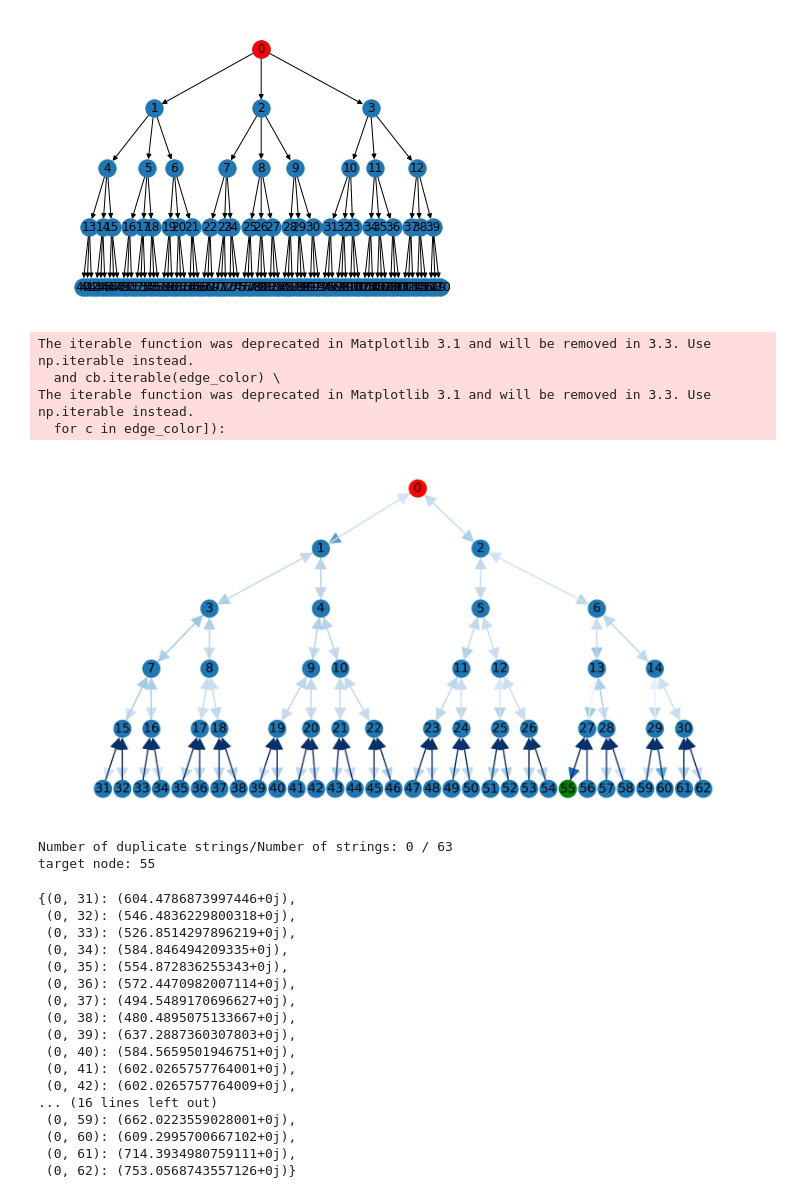
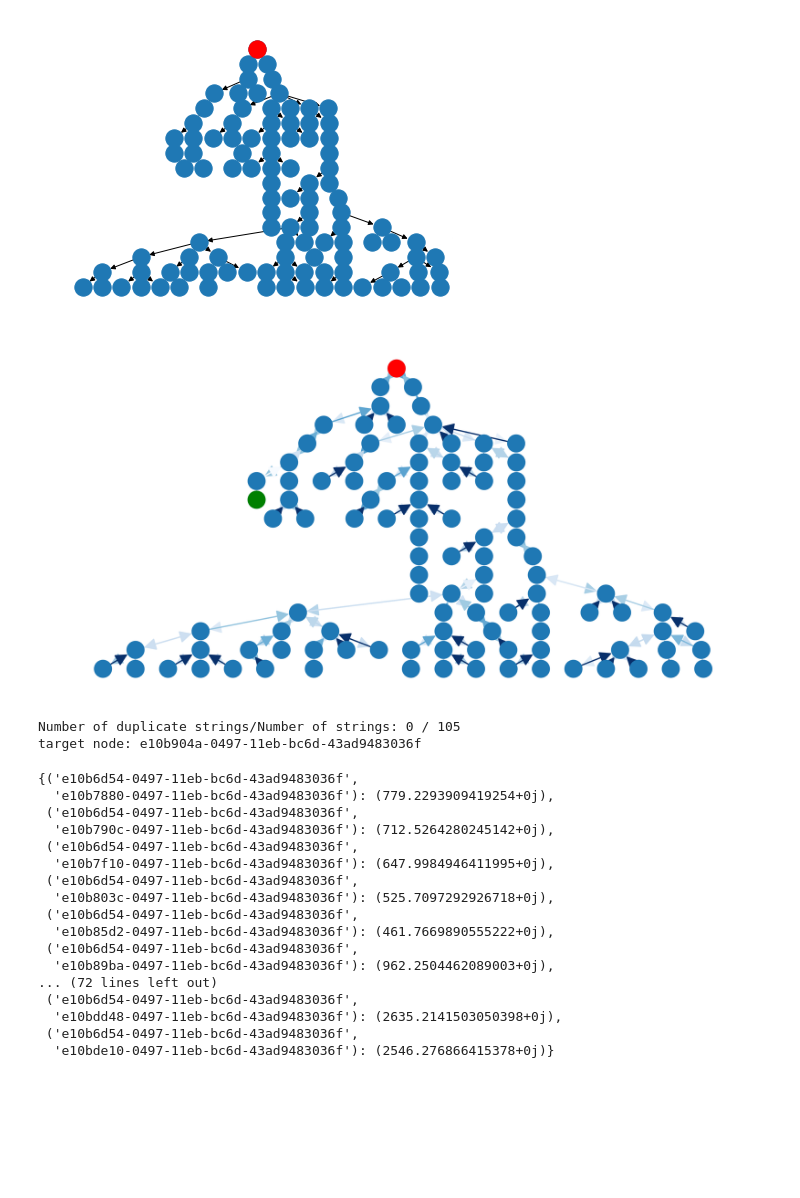
Before and after one commit to YPFoerster/pattern_walker, a Jupyter notebook: demonstrator.ipynb, the cells around one changed output. Drawn from its saved outputs; the diff is of its cells as text; code cells hidden in the pictures; blank space fills up the shorter version.

Commit message:
Using and plotting

```diff
--- a/demonstrator.ipynb
+++ b/demonstrator.ipynb
@@ -13,17 +13,19 @@ font = {'family' : 'normal',
 
 mpl.rc('font', **font)
 # %%
+np.random.seed(0)
 #Create a regular tree with set offspring factor and height above the root, with edges directed away from root.
-offspring_factor=3
-height=4
-H,root=utils.balanced_directed_tree(offspring_factor, height)
+offspring_factor=2
+height=3
+#H,root=utils.balanced_directed_tree(offspring_factor, height)
+H,root=utils.poisson_ditree(1.2)
 pos=graphviz_layout(H,prog='dot')
 nx.draw(H,pos)
-nx.draw_networkx_labels(H,pos)
+#nx.draw_networkx_labels(H,pos)
 nx.draw_networkx_nodes(H,pos,nodelist=[root],node_color='r',labels=True)
 plt.show()
 # %% [output]
-[figure, old version]
+[figure, new version]
 # %%
 #In case we want to look at metrics other than Hamming
 def metric(*args):
@@ -44,43 +46,39 @@ G.set_weights()
 (edges,weights) = zip(*nx.get_edge_attributes(G,'weight').items())
 plt.figure(figsize=(40,20))
 nx.draw(G, pos, edgelist=edges, edge_color=weights, node_size=5000,arrowsize=100,width=5.0, edge_cmap=plt.cm.Blues)
-nx.draw_networkx_labels(H,pos,font_size=50)
+#nx.draw_networkx_labels(H,pos,font_size=50)
 nx.draw_networkx_nodes(G,pos,nodelist=[root],node_color='r',node_size=5000.)
 #Mark target node in green.
 nx.draw_networkx_nodes(G,pos,nodelist=[G.target_node],node_color='g',node_size=5000)
 plt.savefig('./outputs/demonstrations/tree.png')
 plt.show()
 # %% [output]
-The iterable function was deprecated in Matplotlib 3.1 and will be removed in 3.3. Use np.iterable instead.
-  and cb.iterable(edge_color) \
-The iterable function was deprecated in Matplotlib 3.1 and will be removed in 3.3. Use np.iterable instead.
-  for c in edge_color]):
-[figure, old version]
+[figure, new version]
 # %%
 print('Number of duplicate strings/Number of strings:', G.num_pattern_duplicates(),'/',len(G))
 mfpts_root_leaves=utils.mfpt(G,[(root,b) for b in utils.leaves(G.hierarchy_backup)])
 print('target node:', G.target_node)
 mfpts_root_leaves
 # %% [output]
-Number of duplicate strings/Number of strings: 0 / 63
-target node: 55
+Number of duplicate strings/Number of strings: 0 / 105
+target node: e10b904a-0497-11eb-bc6d-43ad9483036f
-{(0, 31): (604.4786873997446+0j),
- (0, 32): (546.4836229800318+0j),
- (0, 33): (526.8514297896219+0j),
- (0, 34): (584.846494209335+0j),
- (0, 35): (554.872836255343+0j),
- (0, 36): (572.4470982007114+0j),
- (0, 37): (494.5489170696627+0j),
- (0, 38): (480.4895075133667+0j),
- (0, 39): (637.2887360307803+0j),
- (0, 40): (584.5659501946751+0j),
- (0, 41): (602.0265757764001+0j),
- (0, 42): (602.0265757764009+0j),
-... (16 lines left out)
- (0, 59): (662.0223559028001+0j),
- (0, 60): (609.2995700667102+0j),
- (0, 61): (714.3934980759111+0j),
- (0, 62): (753.0568743557126+0j)}
+{('e10b6d54-0497-11eb-bc6d-43ad9483036f',
+  'e10b7880-0497-11eb-bc6d-43ad9483036f'): (779.2293909419254+0j),
+ ('e10b6d54-0497-11eb-bc6d-43ad9483036f',
+  'e10b790c-0497-11eb-bc6d-43ad9483036f'): (712.5264280245142+0j),
+ ('e10b6d54-0497-11eb-bc6d-43ad9483036f',
+  'e10b7f10-0497-11eb-bc6d-43ad9483036f'): (647.9984946411995+0j),
+ ('e10b6d54-0497-11eb-bc6d-43ad9483036f',
+  'e10b803c-0497-11eb-bc6d-43ad9483036f'): (525.7097292926718+0j),
+ ('e10b6d54-0497-11eb-bc6d-43ad9483036f',
+  'e10b85d2-0497-11eb-bc6d-43ad9483036f'): (461.7669890555222+0j),
+ ('e10b6d54-0497-11eb-bc6d-43ad9483036f',
+  'e10b89ba-0497-11eb-bc6d-43ad9483036f'): (962.2504462089003+0j),
+... (72 lines left out)
+ ('e10b6d54-0497-11eb-bc6d-43ad9483036f',
+  'e10bdd48-0497-11eb-bc6d-43ad9483036f'): (2635.2141503050398+0j),
+ ('e10b6d54-0497-11eb-bc6d-43ad9483036f',
+  'e10bde10-0497-11eb-bc6d-43ad9483036f'): (2546.276866415378+0j)}
 # %%
 #Now, get MFPT for all pairs (root, node)
 mfpts_root_all={}
```
Also changed, not shown: parts of 7 cells of this notebook, 1 other file.
